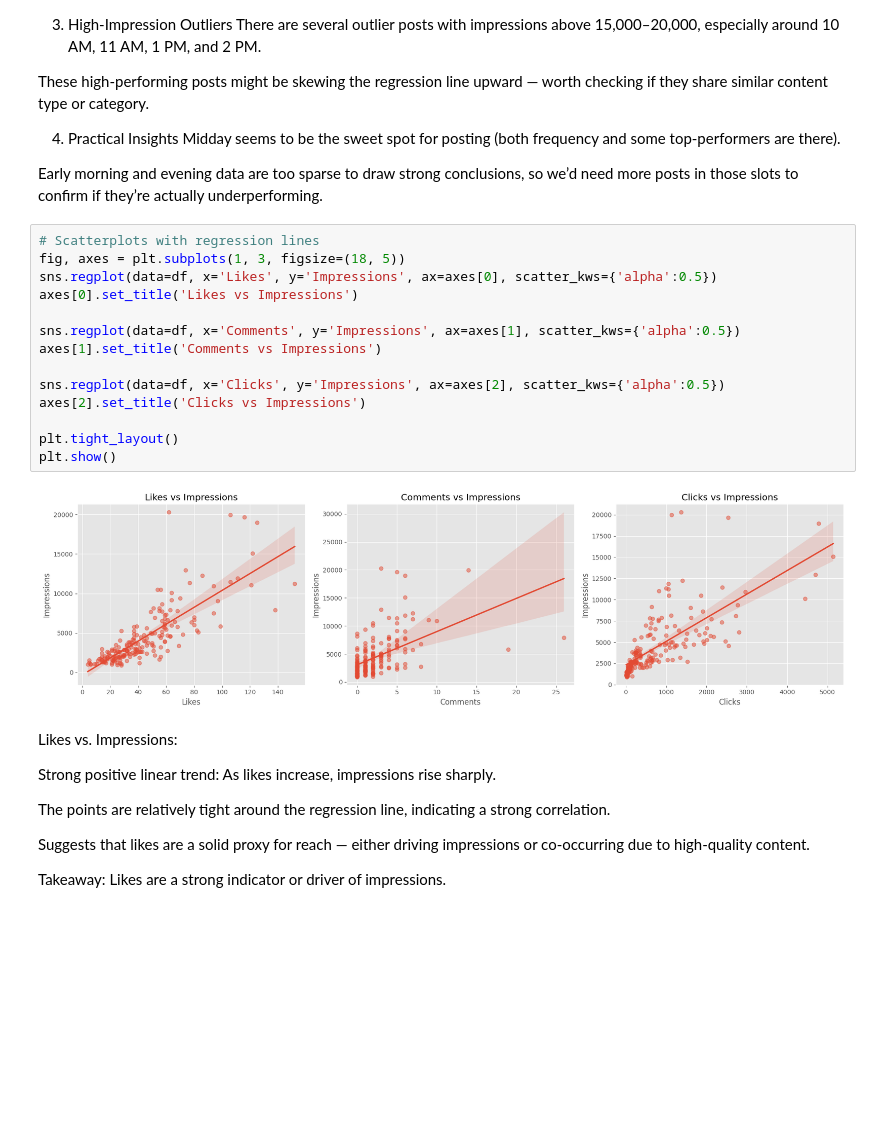
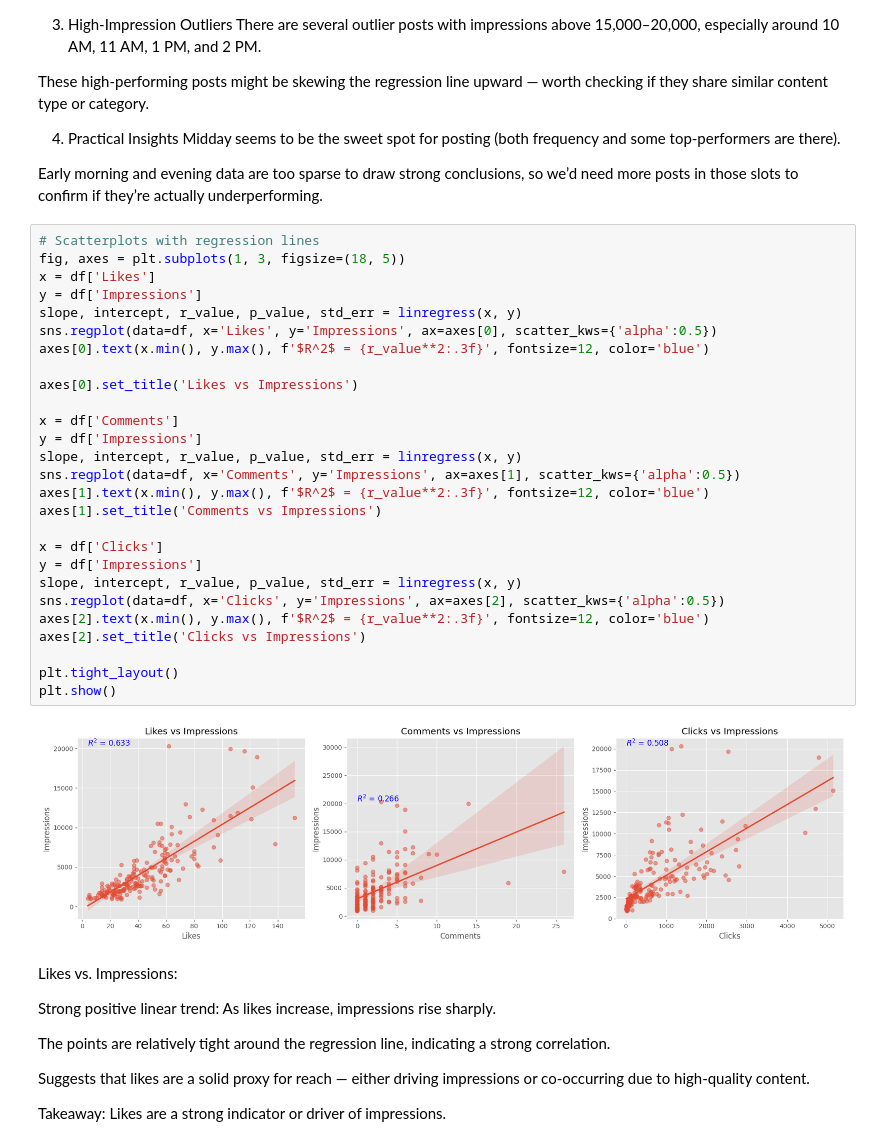
Before and after one commit to Licheng-Fang-Git/ML-Model, a Jupyter notebook: app.ipynb, the cells around one changed output. Saved outputs shown, nothing was run; the diff lists cells and outputs as text; blank space fills up the shorter version.

```diff
--- a/app.ipynb
+++ b/app.ipynb
@@ -172,19 +178,32 @@ Early morning and evening data are too sparse to draw strong conclusions, so we
 # %%
 # Scatterplots with regression lines
 fig, axes = plt.subplots(1, 3, figsize=(18, 5))
+x = df['Likes']
+y = df['Impressions']
+slope, intercept, r_value, p_value, std_err = linregress(x, y)
 sns.regplot(data=df, x='Likes', y='Impressions', ax=axes[0], scatter_kws={'alpha':0.5})
+axes[0].text(x.min(), y.max(), f'$R^2$ = {r_value**2:.3f}', fontsize=12, color='blue')
+
 axes[0].set_title('Likes vs Impressions')
 
+x = df['Comments']
+y = df['Impressions']
+slope, intercept, r_value, p_value, std_err = linregress(x, y)
 sns.regplot(data=df, x='Comments', y='Impressions', ax=axes[1], scatter_kws={'alpha':0.5})
+axes[1].text(x.min(), y.max(), f'$R^2$ = {r_value**2:.3f}', fontsize=12, color='blue')
 axes[1].set_title('Comments vs Impressions')
 
+x = df['Clicks']
+y = df['Impressions']
+slope, intercept, r_value, p_value, std_err = linregress(x, y)
 sns.regplot(data=df, x='Clicks', y='Impressions', ax=axes[2], scatter_kws={'alpha':0.5})
+axes[2].text(x.min(), y.max(), f'$R^2$ = {r_value**2:.3f}', fontsize=12, color='blue')
 axes[2].set_title('Clicks vs Impressions')
 
 plt.tight_layout()
 plt.show()
 # %% [output]
-[figure, old version]
+[figure, new version]
 # %% [markdown]
 Likes vs. Impressions:
 
```
Also changed, not shown: parts of 4 cells of this notebook.
